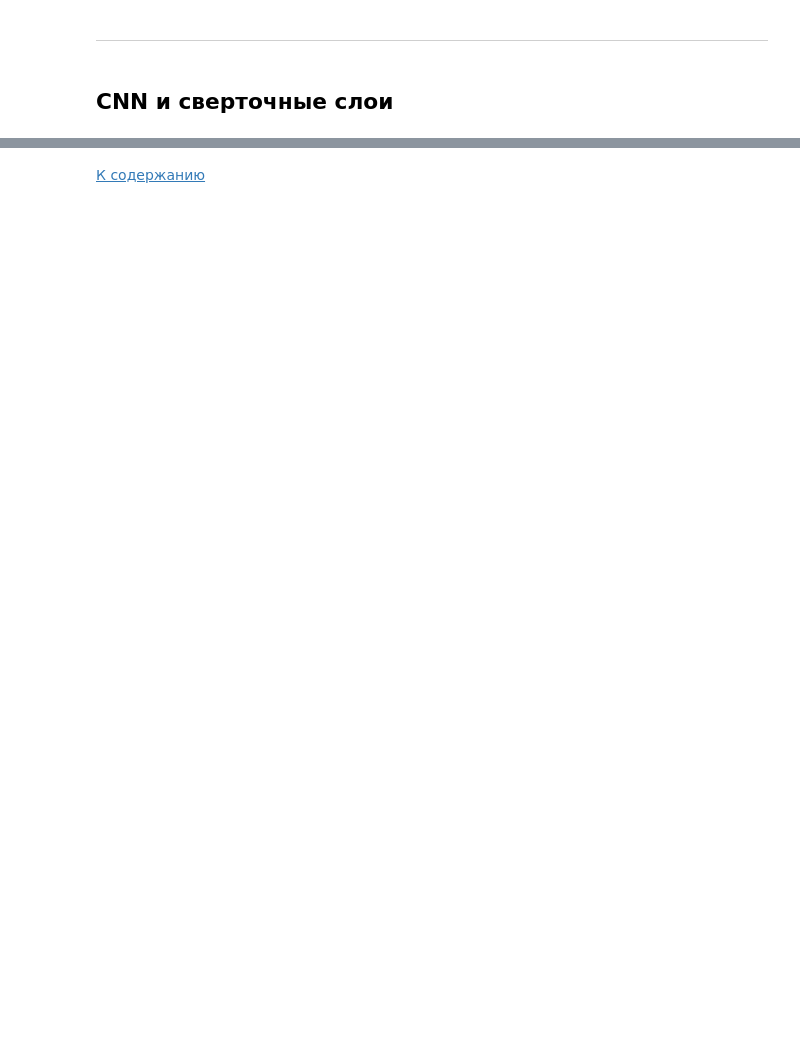
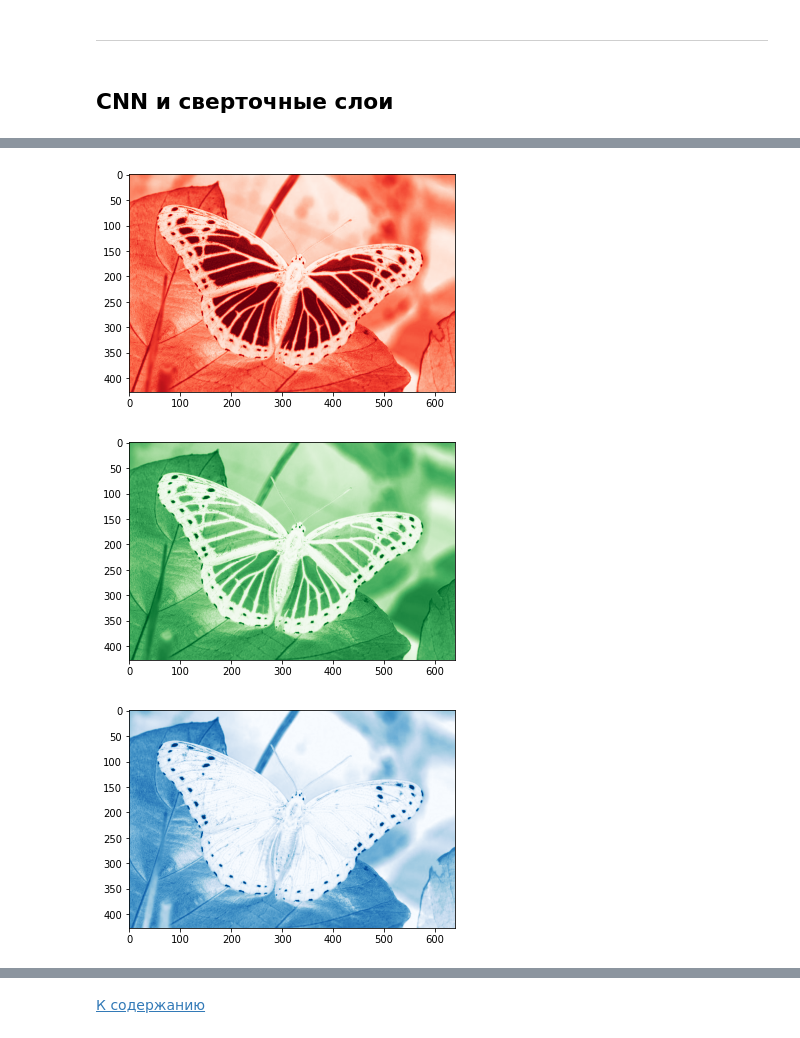
Before and after one commit to fortvivlan/NNcheatsheet, a Jupyter notebook: CompleteNNs.ipynb, the cells around one changed output, grey strips where cells are left out. Drawn from its saved outputs; the diff is of its cells as text; code cells hidden in the pictures; blank space fills up the shorter version.

```diff
--- a/CompleteNNs.ipynb
+++ b/CompleteNNs.ipynb
@@ -708,0 +860,14 @@ $$z_{B,j} = \gamma \cdot \tilde{x}_{B,j} + \beta $$
+# %%
+# посмотрим на все каналы изображения отдельно
+plt.imshow(img_matrix[:, :, 0], cmap=cm.Reds)
+plt.show()
+
+plt.imshow(img_matrix[:, :, 1], cmap=cm.Greens)
+plt.show()
+
+plt.imshow(img_matrix[:, :, 2], cmap=cm.Blues)
+plt.show()
+# %% [output]
+[figure, added]
+[figure, added]
+[figure, added]
```
Also changed, not shown: parts of 71 cells of this notebook, 13 other files.
